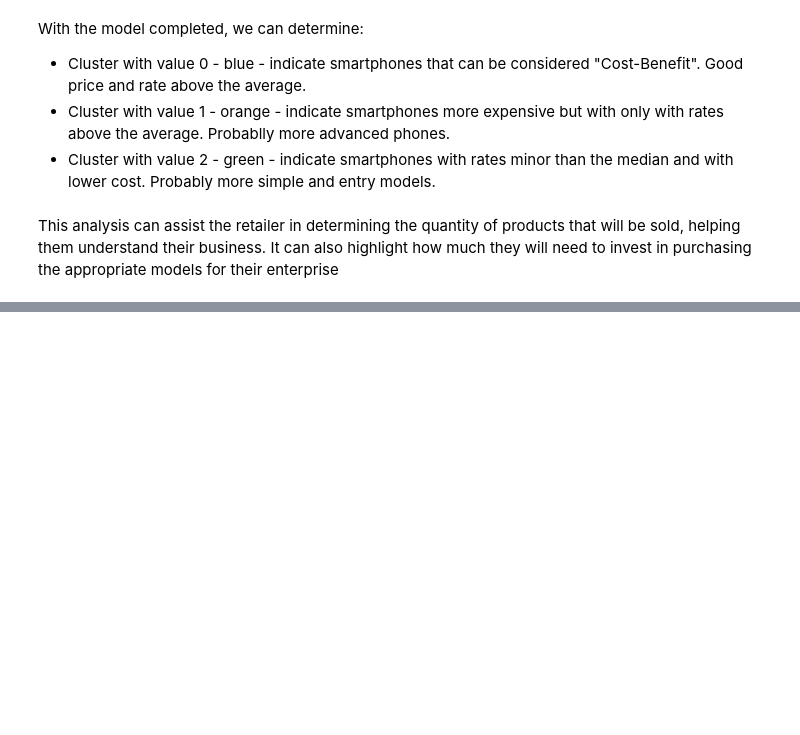
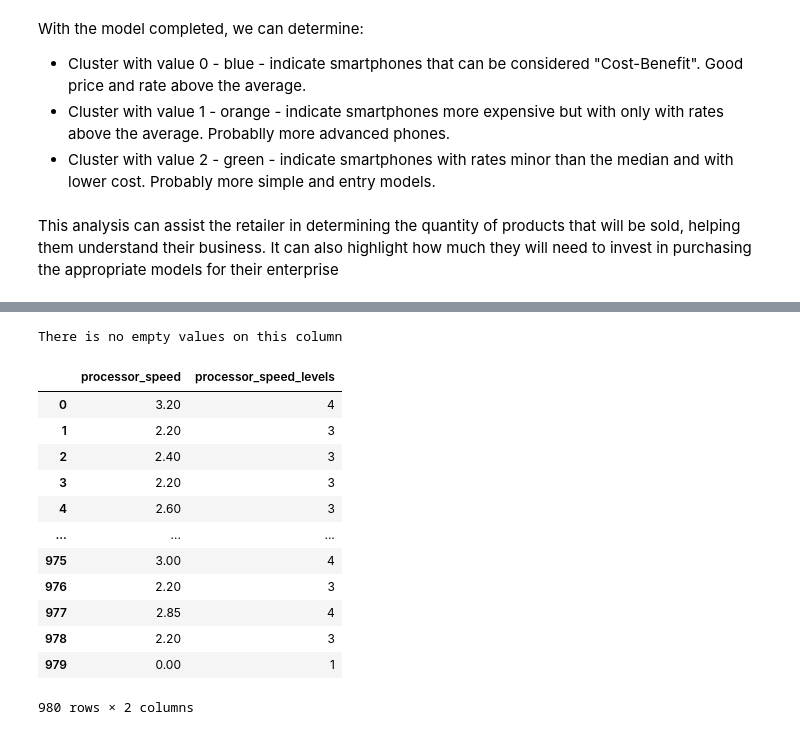
Before and after one commit to vaugsss/DataScience, a Jupyter notebook: Smarpthones_Clustering.ipynb, the cells around one changed output, grey strips where cells are left out. Saved outputs shown, nothing was run; the diff lists cells and outputs as text; code cells hidden in the pictures; blank space fills up the shorter version.

```diff
--- a/Smarpthones_Clustering.ipynb
+++ b/Smarpthones_Clustering.ipynb
@@ -225,0 +291,9 @@ This analysis can assist the retailer in determining the quantity of products th
+# %%
+#Creating the 4 levels of range:
+levels_range_battery = [(0, 2500), (2500, 5000), (5000, 7500), (7500, np.infty)]
+ranges = pd.IntervalIndex.from_tuples(levels_range_battery, closed = 'left')
+battery_capacity_levels = pd.cut(df['battery_capacity'], bins=ranges)
+battery_rating = pd.DataFrame({
+    'battery_capacity': df['battery_capacity'],
+    'battery_capacity_levels': battery_capacity_levels
+})
@@ -225,0 +309,4 @@ This analysis can assist the retailer in determining the quantity of products th
+# %%
+#Replacing the values to labels
+four_levels = ['1', "2", "3", "4"]
+battery_rating['battery_capacity_levels'] = battery_rating['battery_capacity_levels'].cat.rename_categories(four_levels)
@@ -225,0 +350,7 @@ This analysis can assist the retailer in determining the quantity of products th
+# %%
+def create_levels(df, intervals, source_column, new_column, four_levels):
+    ranges = pd.IntervalIndex.from_tuples(intervals, closed='left')
+    df[new_column] = pd.cut(df[source_column], bins=ranges)
+    df[new_column] = df[new_column].cat.rename_categories(labels)
+    result_df = df[[source_column, new_column]]
+    return result_df
@@ -225,0 +380,26 @@ This analysis can assist the retailer in determining the quantity of products th
+# %%
+#Checking if there is empty values on the processor_speed column:
+replace_nans(df, 'processor_speed')
+# %% [output]
+There is no empty values on this column
+# %%
+#creating the range levels for processor_speed based on the analysis
+intervals_processor_speed = [(0, 1.2), (1.2, 2.0), (2.0, 2.8), (2.8, np.infty)]
+# %%
+#applying the function for the processor_speed column
+rating_processor_speed = create_levels(df, intervals_processor_speed, 'processor_speed', 'processor_speed_levels', four_levels)
+rating_processor_speed
+# %% [output]
+|  | processor_speed | processor_speed_levels |
+| 0 | 3.20 | 4 |
+| 1 | 2.20 | 3 |
+| 2 | 2.40 | 3 |
+| 3 | 2.20 | 3 |
+| 4 | 2.60 | 3 |
+| ... | ... | ... |
+| 975 | 3.00 | 4 |
+| 976 | 2.20 | 3 |
+| 977 | 2.85 | 4 |
+| 978 | 2.20 | 3 |
+| 979 | 0.00 | 1 |
+980 rows × 2 columns
```
Also changed, not shown: parts of 28 cells of this notebook.
